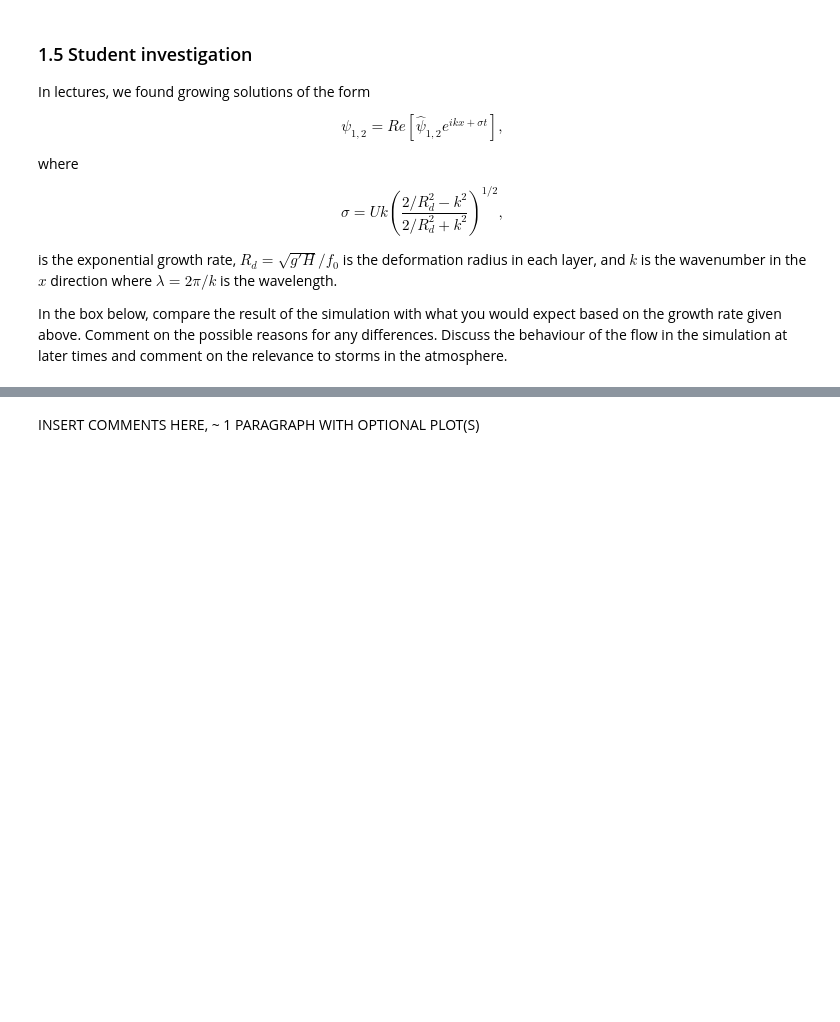
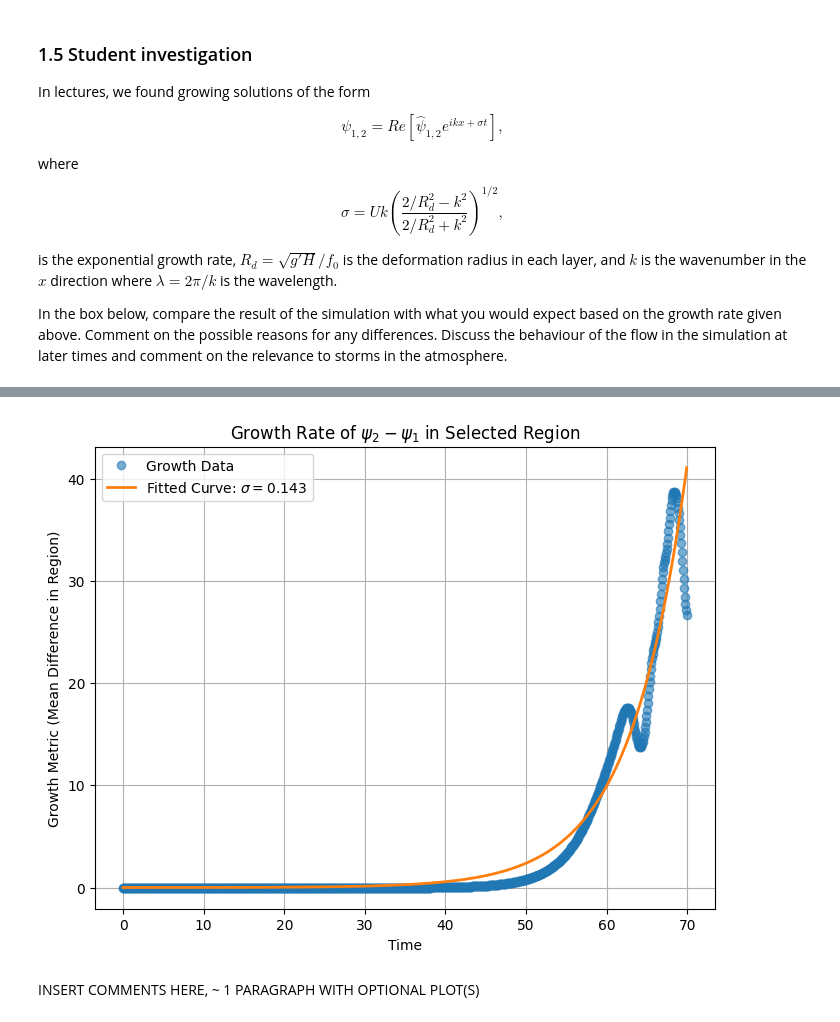
Before and after one commit to yu-huang-1/QCES, a Jupyter notebook: Project4_storms.ipynb, the cells around one changed output, grey strips where cells are left out. Saved outputs shown, nothing was run; the diff lists cells and outputs as text; code cells hidden in the pictures; blank space fills up the shorter version.

```diff
--- a/Project4_storms.ipynb
+++ b/Project4_storms.ipynb
@@ -296,3 +305,46 @@ In the box below, compare the result of the simulation with what you would expec
+# %%
+from scipy.optimize import curve_fit
+
+# Define the region of interest (indices)
+x_start, x_end = 10, 20  # Define x-range in indices for the region
+y_start, y_end = 10, 20  # Define y-range in indices for the region
+
+# Compute the growth metric (e.g., mean or max) in the region for each time step
+region_growth = [
+    np.mean(psi2_save[n, x_start:x_end, y_start:y_end] - psi1_save[n, x_start:x_end, y_start:y_end])
+    for n in range(len(t_save))
+]
+
+# Convert to a numpy array for fitting
+region_growth = np.array(region_growth)
+time_array = np.array(t_save)
+
+# Define the exponential growth function
+def exponential_growth(t, sigma, A):
+    return A * np.exp(sigma * t)
+
+# Fit the exponential function to the region_growth data
+initial_guess = [0.1, region_growth[0]]  # Initial guess for sigma and A
+popt, pcov = curve_fit(exponential_growth, time_array, region_growth, p0=initial_guess)
+
+# Extract the fitted growth rate sigma and the amplitude A
+sigma_fit, A_fit = popt
+
+# Generate fitted curve for plotting
+fitted_curve = exponential_growth(time_array, sigma_fit, A_fit)
+
+# Plot the growth rate data and the fitted curve
+plt.figure(figsize=(8, 6))
+plt.plot(time_array, region_growth, 'o', label="Growth Data", alpha=0.6)
+plt.plot(time_array, fitted_curve, '-', label=f"Fitted Curve: $\\sigma = {sigma_fit:.3f}$", linewidth=2)
+plt.xlabel("Time")
+plt.ylabel("Growth Metric (Mean Difference in Region)")
+plt.title("Growth Rate of $\\psi_2 - \\psi_1$ in Selected Region")
+plt.legend()
+plt.grid()
+plt.show()
+# %% [output]
+[figure, added]
 # %% [markdown]
 INSERT COMMENTS HERE, ~ 1 PARAGRAPH WITH OPTIONAL PLOT(S)
 # %% [markdown]
```
Also changed, not shown: parts of 11 cells of this notebook.
